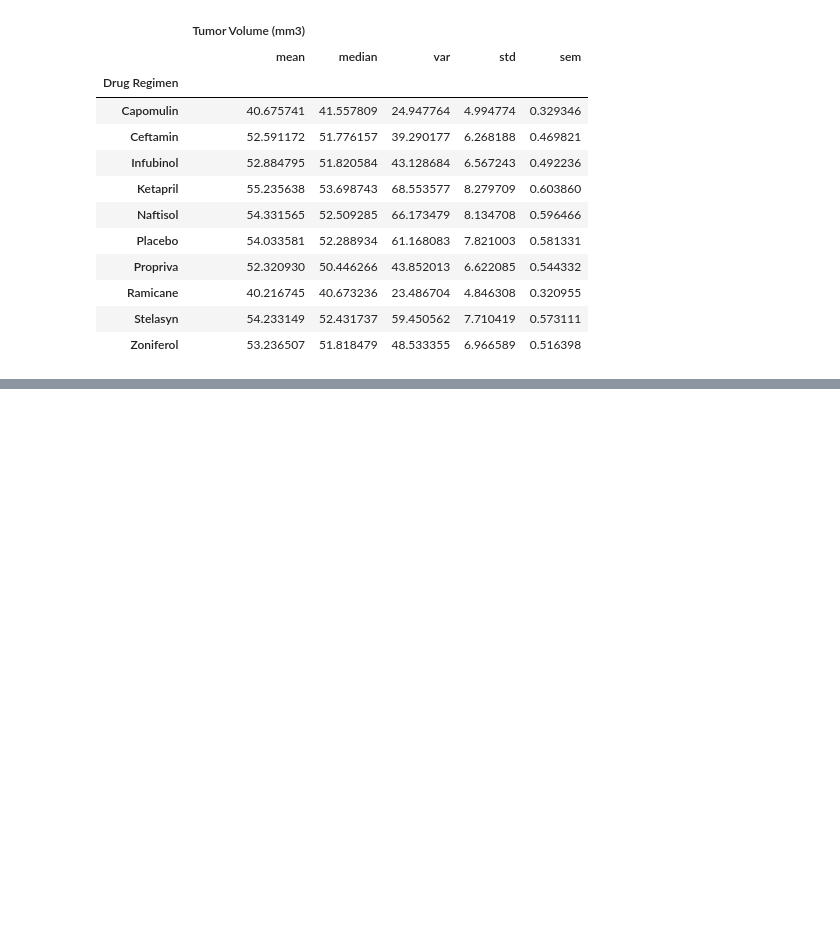
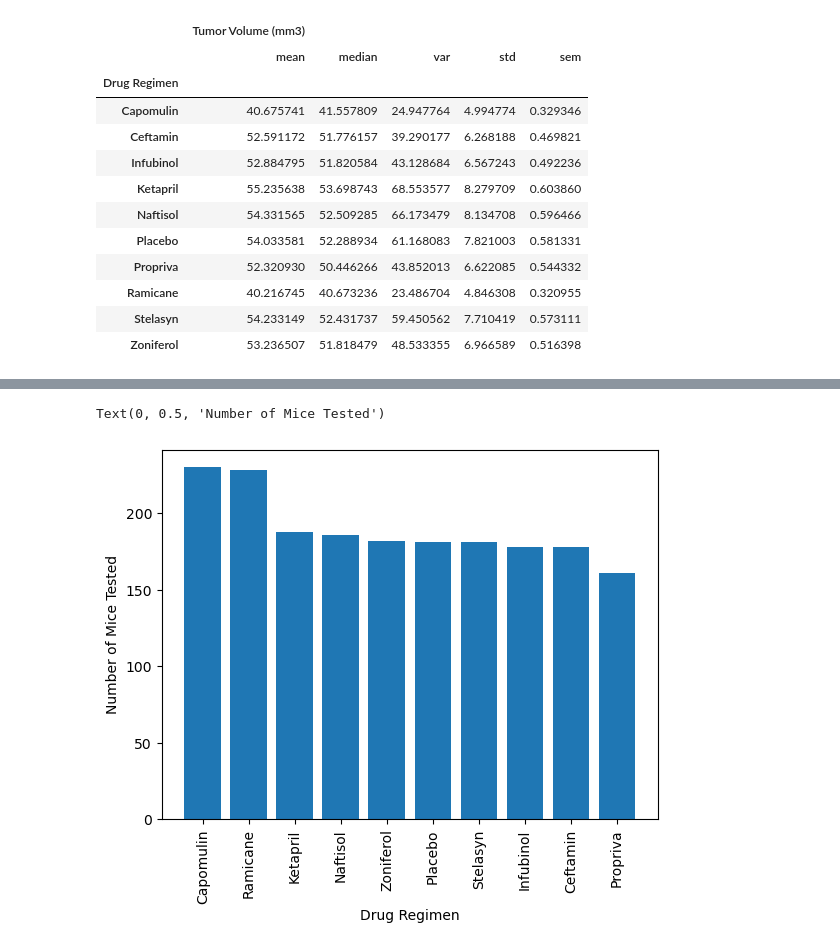
Before and after one commit to BenjaminMoran1/module-5-challenge, a Jupyter notebook: module_5_challenge/Starter_Code/Pymaceuticals/Untitled.ipynb, the cells around one changed output, grey strips where cells are left out. Saved outputs shown, nothing was run; the diff lists cells and outputs as text; code cells hidden in the pictures; blank space fills up the shorter version.

```diff
--- a/module_5_challenge/Starter_Code/Pymaceuticals/Untitled.ipynb
+++ b/module_5_challenge/Starter_Code/Pymaceuticals/Untitled.ipynb
@@ -142,4 +133,20 @@ Text(0, 0.5, 'Number of Mice Tested')
 # %%
 # Generate a bar plot showing the total number of timepoints for all mice tested for each drug regimen using pyplot.
+counts = full_data['Drug Regimen'].value_counts()
+
+x_axis = np.arange(len(counts))
+
+plt.bar(x_axis, counts)
+
+tick_locations = [value for value in x_axis]
+plt.xticks(tick_locations, counts.index.values)
+
+plt.xticks(rotation=90)
+
+plt.xlabel("Drug Regimen")
+plt.ylabel("Number of Mice Tested")
+# %% [output]
+Text(0, 0.5, 'Number of Mice Tested')
+[figure, added]
 # %%
 # Generate a pie plot showing the distribution of female versus male mice using Pandas
```
Also changed, not shown: parts of 8 cells of this notebook.
